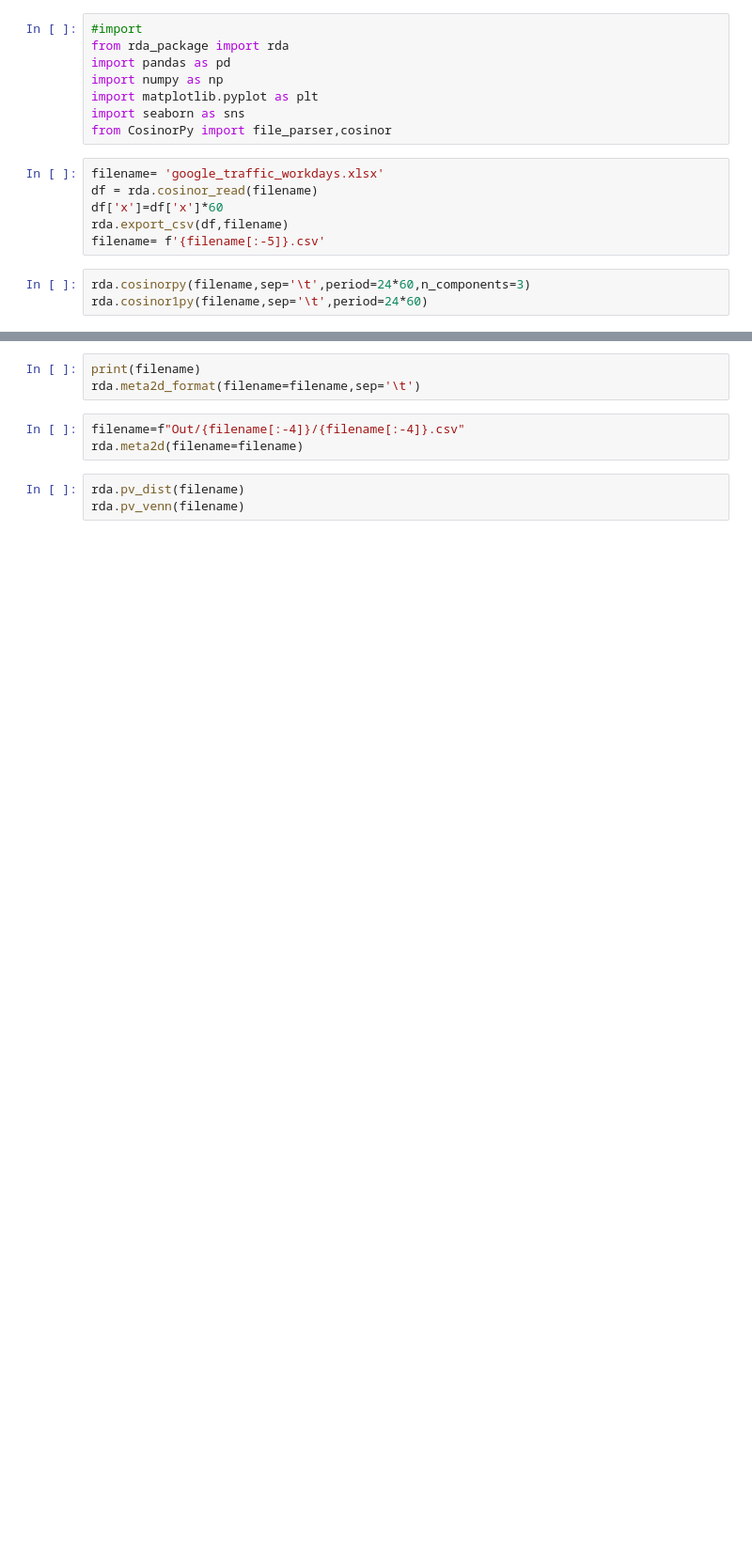
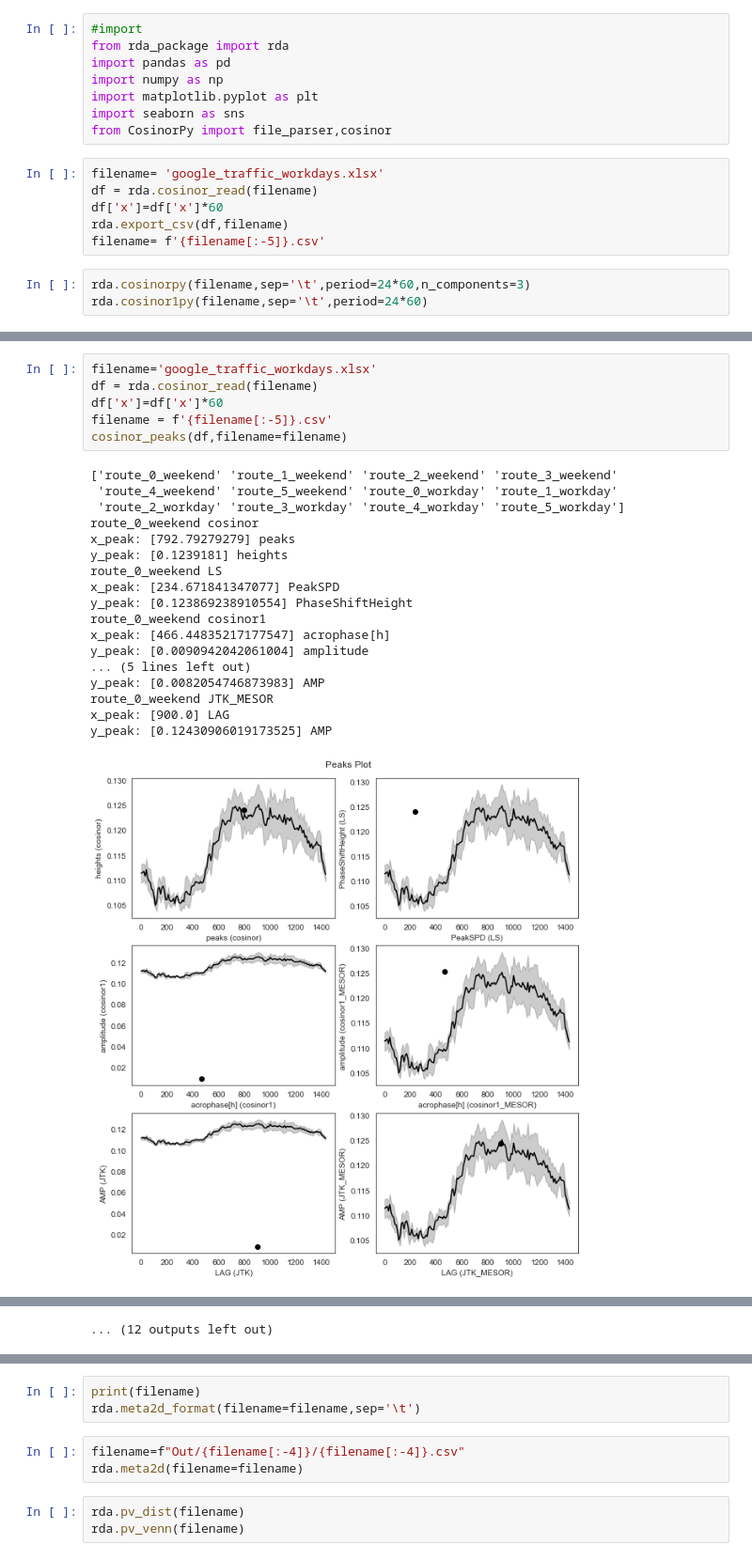
Before and after one commit to VESTUArthur/RDA, a Jupyter notebook: code/Case_study_2/notebook.ipynb, the cells around one changed output, grey strips where cells are left out. Shown at 94% size. Saved outputs shown, nothing was run; the diff lists cells and outputs as text; blank space fills up the shorter version.

Commit message:
Peaks Plot for wknd and workdays

```diff
--- a/code/Case_study_2/notebook.ipynb
+++ b/code/Case_study_2/notebook.ipynb
@@ -67 +67,26 @@ def cosinor_peaks(df,filename):
         plt.show()
+# %%
+filename='google_traffic_workdays.xlsx'
+df = rda.cosinor_read(filename)
+df['x']=df['x']*60
+filename = f'{filename[:-5]}.csv'
+cosinor_peaks(df,filename=filename)
+# %% [output]
+['route_0_weekend' 'route_1_weekend' 'route_2_weekend' 'route_3_weekend'
+ 'route_4_weekend' 'route_5_weekend' 'route_0_workday' 'route_1_workday'
+ 'route_2_workday' 'route_3_workday' 'route_4_workday' 'route_5_workday']
+route_0_weekend cosinor
+x_peak: [792.79279279] peaks
+y_peak: [0.1239181] heights
+route_0_weekend LS
+x_peak: [234.671841347077] PeakSPD
+y_peak: [0.123869238910554] PhaseShiftHeight
+route_0_weekend cosinor1
+x_peak: [466.44835217177547] acrophase[h]
+y_peak: [0.0090942042061004] amplitude
+... (5 lines left out)
+y_peak: [0.0082054746873983] AMP
+route_0_weekend JTK_MESOR
+x_peak: [900.0] LAG
+y_peak: [0.12430906019173525] AMP
+[figure, added]
@@ -68,3 +188,4 @@ def cosinor_peaks(df,filename):
+... (12 outputs left out)
 # %%
 filename='google_traffic.xlsx'
 df = rda.cosinor_read(filename)
```
Also changed, not shown: parts of 3 cells of this notebook, 44 other files.
